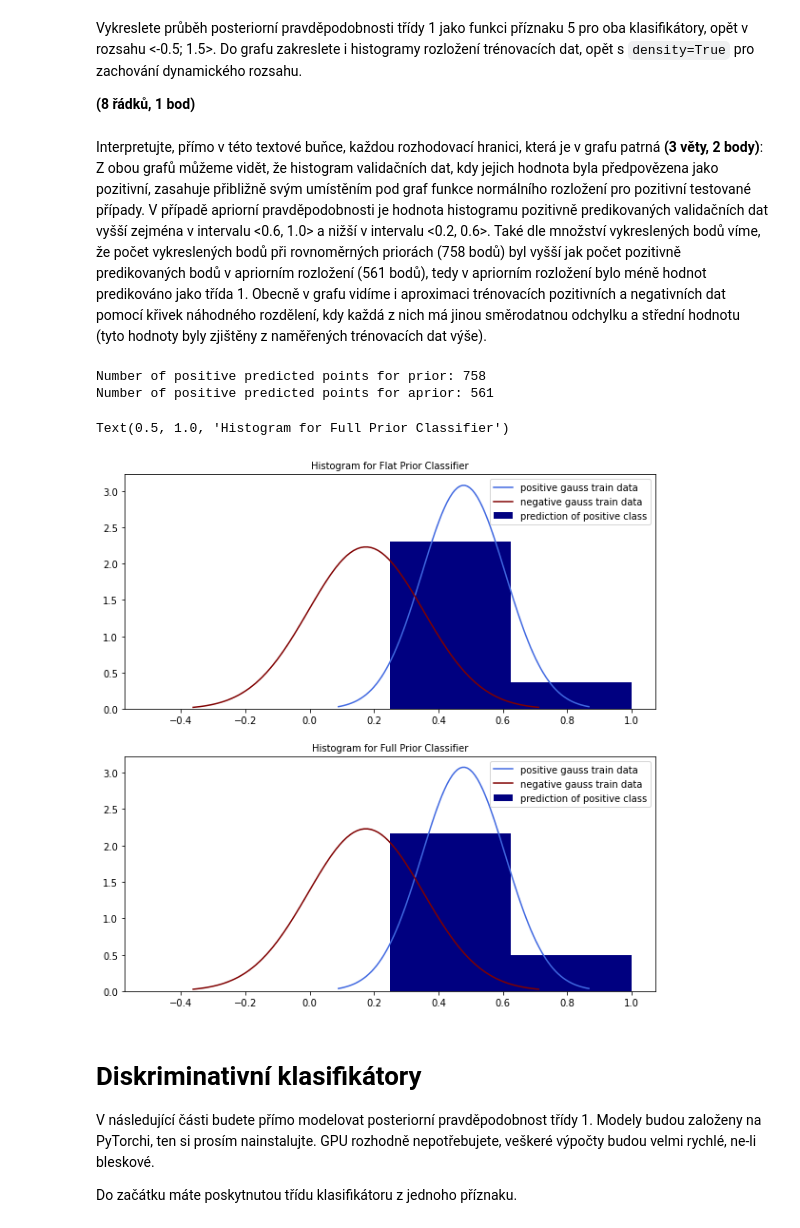
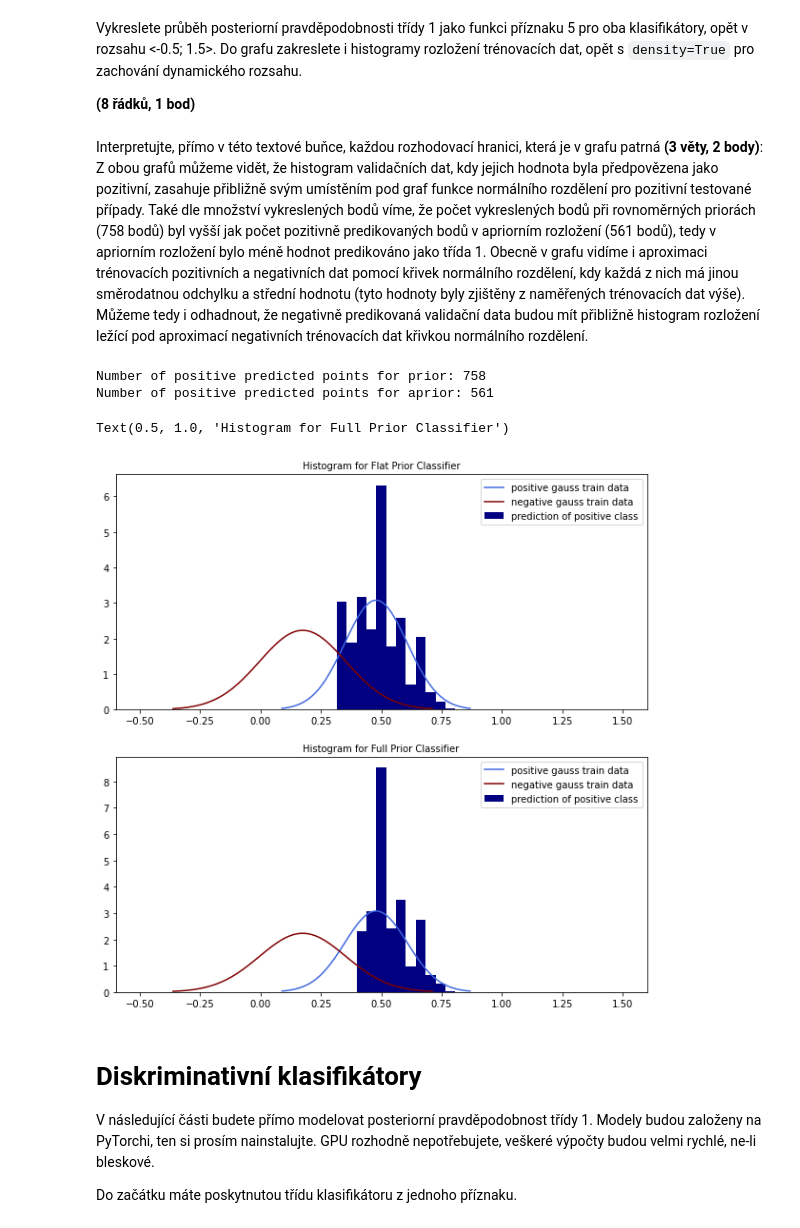
Before and after one commit to kateriska/6.-semestr-FIT, a Jupyter notebook: SUI/du/zadani.ipynb, the cells around one changed output. Drawn from its saved outputs; the diff is of its cells as text; code cells hidden in the pictures.

Commit message:
edited linespace for few graphs

```diff
--- a/SUI/du/zadani.ipynb
+++ b/SUI/du/zadani.ipynb
@@ -294,7 +294,7 @@ Do grafu zakreslete i histogramy rozložení trénovacích dat, opět s `density
 **(8 řádků, 1 bod)**
 # %% [markdown]
 Interpretujte, přímo v této textové buňce, každou rozhodovací hranici, která je v grafu patrná **(3 věty, 2 body)**:<br/>
-Z obou grafů můžeme vidět, že histogram validačních dat, kdy jejich hodnota byla předpovězena jako pozitivní, zasahuje přibližně svým umístěním pod graf funkce normálního rozložení pro pozitivní testované případy. V případě apriorní pravděpodobnosti je hodnota histogramu pozitivně predikovaných validačních dat vyšší zejména v intervalu <0.6, 1.0> a nižší v intervalu <0.2, 0.6>. Také dle množství vykreslených bodů víme, že počet vykreslených bodů při rovnoměrných priorách (758 bodů) byl vyšší jak počet pozitivně predikovaných bodů v apriorním rozložení (561 bodů), tedy v apriorním rozložení bylo méně hodnot predikováno jako třída 1. Obecně v grafu vidíme i aproximaci trénovacích pozitivních a negativních dat pomocí křivek náhodného rozdělení, kdy každá z nich má jinou směrodatnou odchylku a střední hodnotu (tyto hodnoty byly zjištěny z naměřených trénovacích dat výše).
+Z obou grafů můžeme vidět, že histogram validačních dat, kdy jejich hodnota byla předpovězena jako pozitivní, zasahuje přibližně svým umístěním pod graf funkce normálního rozdělení pro pozitivní testované případy. Také dle množství vykreslených bodů víme, že počet vykreslených bodů při rovnoměrných priorách (758 bodů) byl vyšší jak počet pozitivně predikovaných bodů v apriorním rozložení (561 bodů), tedy v apriorním rozložení bylo méně hodnot predikováno jako třída 1. Obecně v grafu vidíme i aproximaci trénovacích pozitivních a negativních dat pomocí křivek normálního rozdělení, kdy každá z nich má jinou směrodatnou odchylku a střední hodnotu (tyto hodnoty byly zjištěny z naměřených trénovacích dat výše). Můžeme tedy i odhadnout, že negativně predikovaná validační data budou mít přibližně histogram rozložení ležící pod aproximací negativních trénovacích dat křivkou normálního rozdělení.
 # %%
 # function for getting positive predicted points used for plotting histogram
 def getPointsToPlot(all_points, all_predictions):
@@ -309,36 +309,36 @@ def getPointsToPlot(all_points, all_predictions):
 p_poss = scipy.stats.norm.pdf(train_dataset.pos[:, FOI], pos_features_pdf[0], pos_features_pdf[1])
 p_negs = scipy.stats.norm.pdf(train_dataset.neg[:, FOI], neg_features_pdf[0], neg_features_pdf[1])
 
 points_to_plot_flat = getPointsToPlot(val_dataset.xs[:, FOI].tolist(), flat_prior_predictions)
 print("Number of positive predicted points for prior: " + str(len(points_to_plot_flat)))
 points_to_plot_full = getPointsToPlot(val_dataset.xs[:, FOI].tolist(), full_prior_predictions)
 print("Number of positive predicted points for aprior: " + str(len(points_to_plot_full)))
 
 figure = plt.figure(figsize=(10, 10))
 
 x_poss = np.linspace(pos_features_pdf[0] - 3*pos_features_pdf[1], pos_features_pdf[0] + 3*pos_features_pdf[1], 100)
 p_poss_pdf = scipy.stats.norm.pdf(x_poss, pos_features_pdf[0], pos_features_pdf[1])
 x_negs = np.linspace(neg_features_pdf[0] - 3*neg_features_pdf[1], neg_features_pdf[0] + 3*neg_features_pdf[1], 100)
 p_negs_pdf = scipy.stats.norm.pdf(x_negs, neg_features_pdf[0], neg_features_pdf[1])
 
 graph_plot_flat = figure.add_subplot(2,1,1)
 graph_plot_flat.plot(x_poss, p_poss_pdf, color = "royalblue", label="positive gauss train data")
 graph_plot_flat.plot(x_negs, p_negs_pdf, color = "maroon", label="negative gauss train data")
-graph_plot_flat.hist(points_to_plot_flat, bins=np.linspace(-0.5,1,5), density=True, color ="navy", label="prediction of positive class")
+graph_plot_flat.hist(points_to_plot_flat, bins=np.linspace(-0.5,1.5), density=True, color ="navy", label="prediction of positive class")
 graph_plot_flat.legend(prop={'size': 10})
 graph_plot_flat.set_title("Histogram for Flat Prior Classifier", fontsize=10)
 
 graph_plot_full = figure.add_subplot(2,1,2)
 graph_plot_full.plot(x_poss, p_poss_pdf, color = "royalblue", label="positive gauss train data")
 graph_plot_full.plot(x_negs, p_negs_pdf, color = "maroon", label="negative gauss train data")
-graph_plot_full.hist(points_to_plot_full, bins=np.linspace(-0.5,1,5), density=True, color ="navy", label="prediction of positive class")
+graph_plot_full.hist(points_to_plot_full, bins=np.linspace(-0.5,1.5), density=True, color ="navy", label="prediction of positive class")
 graph_plot_full.legend(prop={'size': 10})
 graph_plot_full.set_title("Histogram for Full Prior Classifier", fontsize=10)
 # %% [output]
 Number of positive predicted points for prior: 758
 Number of positive predicted points for aprior: 561
 Text(0.5, 1.0, 'Histogram for Full Prior Classifier')
-[figure, old version]
+[figure, new version]
 # %% [markdown]
 # Diskriminativní klasifikátory
 V následující části budete přímo modelovat posteriorní pravděpodobnost třídy 1.
```
Also changed, not shown: parts of 5 cells of this notebook, 1 other file.
